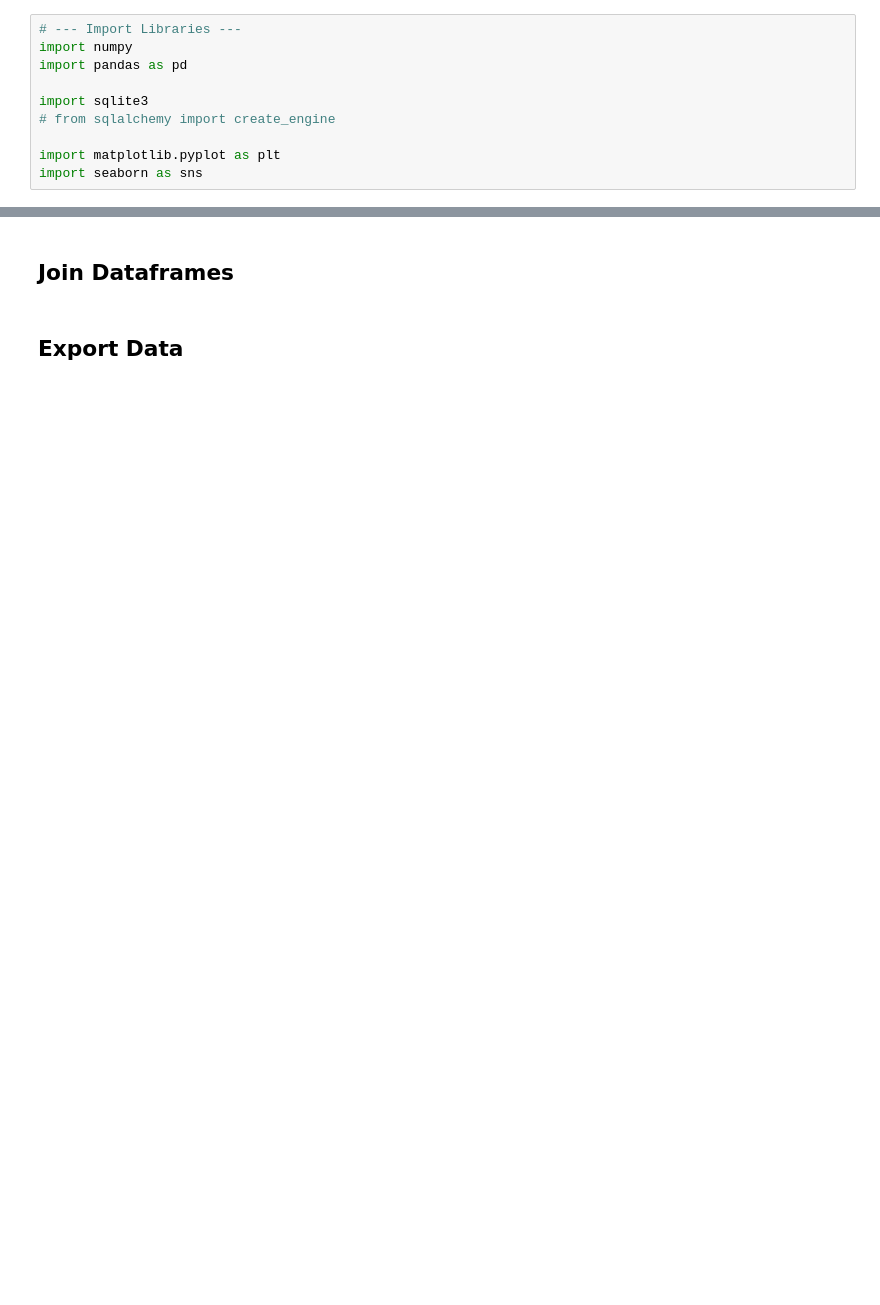
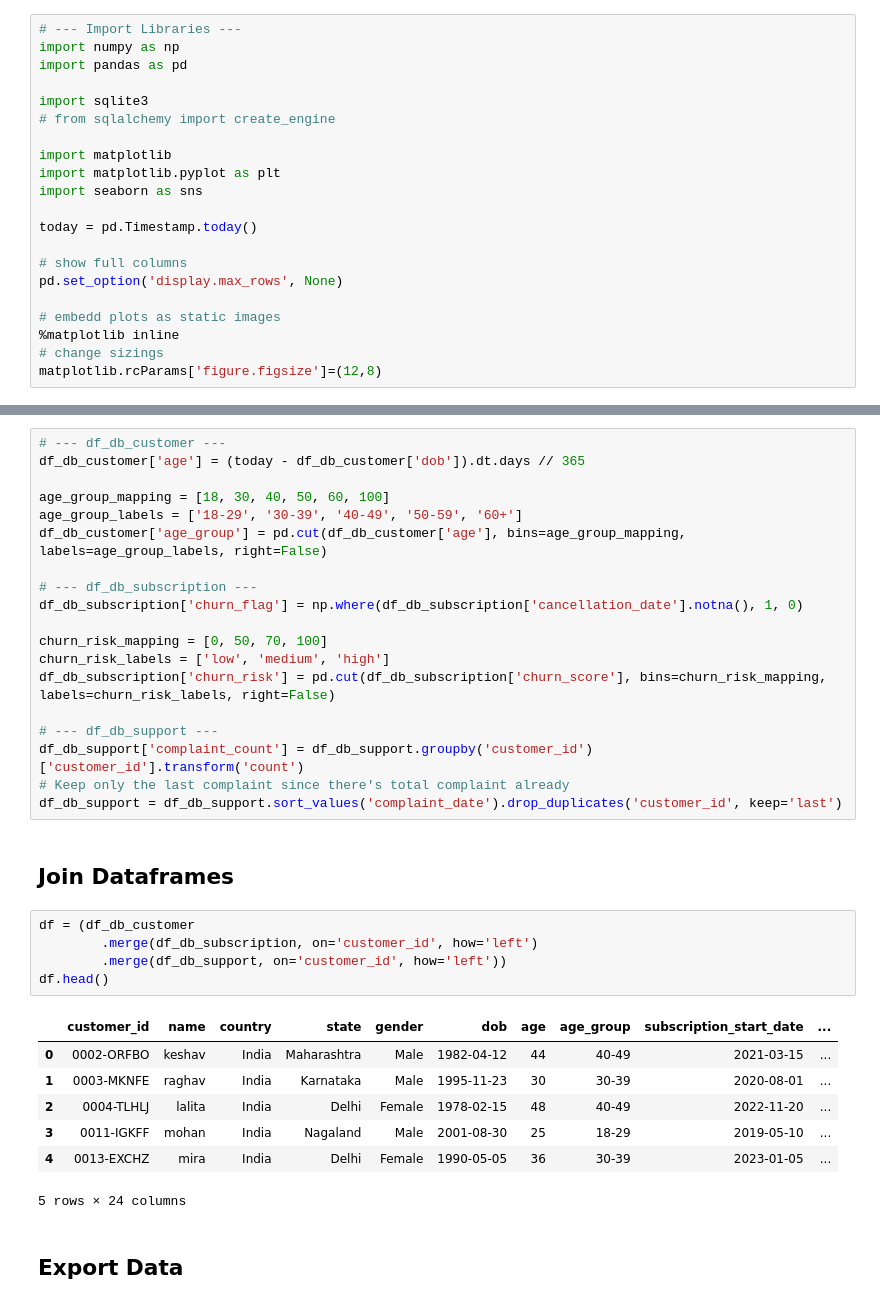
Before and after one commit to ThuCoo/ott-subscriber-churn-retention, a Jupyter notebook: churn_analysis.ipynb, the cells around one changed output, grey strips where cells are left out. Saved outputs shown, nothing was run; the diff lists cells and outputs as text; blank space fills up the shorter version.

```diff
--- a/churn_analysis.ipynb
+++ b/churn_analysis.ipynb
@@ -7,14 +7,25 @@
 <h1> Setting Up
 # %%
 # --- Import Libraries ---
-import numpy
+import numpy as np
 import pandas as pd
 
 import sqlite3
 # from sqlalchemy import create_engine
 
+import matplotlib
 import matplotlib.pyplot as plt
 import seaborn as sns
+
+today = pd.Timestamp.today()
+
+# show full columns
+pd.set_option('display.max_rows', None)
+
+# embedd plots as static images
+%matplotlib inline
+# change sizings
+matplotlib.rcParams['figure.figsize']=(12,8)
 # %%
 # --- Load Data ---
 db_file = 'customer_churn.db'
@@ -177,6 +206,38 @@ df_db_customer['country'] = df_db_customer['country'].fillna(country_mapping)
 # %% [markdown]
 <h2> Create New Columns
+# %%
+# --- df_db_customer ---
+df_db_customer['age'] = (today - df_db_customer['dob']).dt.days // 365
+
+age_group_mapping = [18, 30, 40, 50, 60, 100]
+age_group_labels = ['18-29', '30-39', '40-49', '50-59', '60+']
+df_db_customer['age_group'] = pd.cut(df_db_customer['age'], bins=age_group_mapping, labels=age_group_labels, right=False)
+
+# --- df_db_subscription ---
+df_db_subscription['churn_flag'] = np.where(df_db_subscription['cancellation_date'].notna(), 1, 0)
+
+churn_risk_mapping = [0, 50, 70, 100]
+churn_risk_labels = ['low', 'medium', 'high']
+df_db_subscription['churn_risk'] = pd.cut(df_db_subscription['churn_score'], bins=churn_risk_mapping, labels=churn_risk_labels, right=False)
+
+# --- df_db_support ---
+df_db_support['complaint_count'] = df_db_support.groupby('customer_id')['customer_id'].transform('count')
+# Keep only the last complaint since there's total complaint already
+df_db_support = df_db_support.sort_values('complaint_date').drop_duplicates('customer_id', keep='last')
 # %% [markdown]
 <h2> Join Dataframes
+# %%
+df = (df_db_customer
+        .merge(df_db_subscription, on='customer_id', how='left')
+        .merge(df_db_support, on='customer_id', how='left'))
+df.head()
+# %% [output]
+|  | customer_id | name | country | state | gender | dob | age | age_group | subscription_start_date | ... |
+| 0 | 0002-ORFBO | keshav | India | Maharashtra | Male | 1982-04-12 | 44 | 40-49 | 2021-03-15 | ... |
+| 1 | 0003-MKNFE | raghav | India | Karnataka | Male | 1995-11-23 | 30 | 30-39 | 2020-08-01 | ... |
+| 2 | 0004-TLHLJ | lalita | India | Delhi | Female | 1978-02-15 | 48 | 40-49 | 2022-11-20 | ... |
+| 3 | 0011-IGKFF | mohan | India | Nagaland | Male | 2001-08-30 | 25 | 18-29 | 2019-05-10 | ... |
+| 4 | 0013-EXCHZ | mira | India | Delhi | Female | 1990-05-05 | 36 | 30-39 | 2023-01-05 | ... |
+5 rows × 24 columns
 # %% [markdown]
 <h2> Export Data
```
Also changed, not shown: parts of 15 cells of this notebook, 1 other file.
